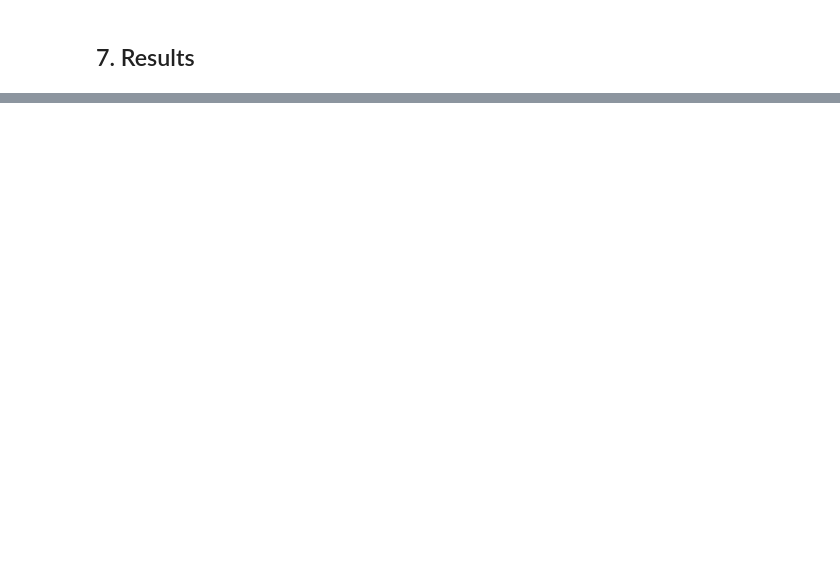
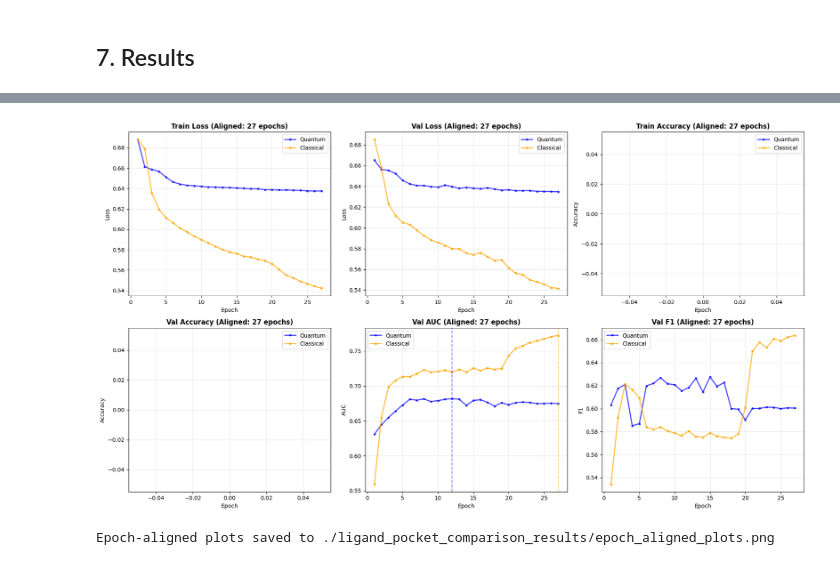
Before and after one commit to priyanshudey11/QuantumGNN-, a Jupyter notebook: Actuall/compare_clean.ipynb, the cells around one changed output, grey strips where cells are left out. Cells and saved outputs as stored; diff of their text form; code cells hidden in the pictures; blank space fills up the shorter version.

Commit message:
added training

```diff
--- a/Actuall/compare_clean.ipynb
+++ b/Actuall/compare_clean.ipynb
@@ -46,7 +46,7 @@ PIN_MEMORY = hw_config['pin_memory']
 QUANTUM_DEVICE = hw_config['quantum_device']
 
 # Paths
-DATA_DIR = "/Users/priyanshudey/Code/Qunatum copy/othercode/data"
+DATA_DIR = "/media/priyanshu/SD/othercode/data"
 SAVE_DIR = "./ligand_pocket_comparison_results"
 os.makedirs(SAVE_DIR, exist_ok=True)
 
@@ -277 +648,37 @@ results.to_csv(os.path.join(SAVE_DIR, 'comparison_results.csv'), index=False)
+# %%
+# Visualize epoch-aligned comparison
+fig, axes = plt.subplots(2, 3, figsize=(18, 10))
+metrics = [('train_loss', 'Train Loss'), ('val_loss', 'Val Loss'),
+           ('train_acc', 'Train Accuracy'), ('val_acc', 'Val Accuracy'),
+           ('val_auc', 'Val AUC'), ('val_f1', 'Val F1')]
+
+epochs_range = np.arange(1, max_quantum_epochs + 1)
+
+for idx, (key, title) in enumerate(metrics):
+    ax = axes[idx // 3, idx % 3]
+
+    # Plot aligned epochs only
+    ax.plot(epochs_range, quantum_history[key][:max_quantum_epochs],
+            label='Quantum', color='blue', alpha=0.7, marker='o', markersize=3, linewidth=2)
+    ax.plot(epochs_range, classical_aligned[key],
+            label='Classical', color='orange', alpha=0.7, marker='s', markersize=3, linewidth=2)
+
+    ax.set_title(f'{title} (Aligned: {max_quantum_epochs} epochs)', fontsize=12, fontweight='bold')
+    ax.set_xlabel('Epoch')
+    ax.set_ylabel(title.split()[-1])
+    ax.legend()
+    ax.grid(True, alpha=0.3)
+
+    # Add vertical line at best epoch for each model
+    if key == 'val_auc':
+        ax.axvline(x=q_best_idx + 1, color='blue', linestyle='--', alpha=0.5, label=f'Q Best: {q_best_idx + 1}')
+        ax.axvline(x=c_best_idx + 1, color='orange', linestyle='--', alpha=0.5, label=f'C Best: {c_best_idx + 1}')
+
+plt.tight_layout()
+plt.savefig(os.path.join(SAVE_DIR, 'epoch_aligned_plots.png'), dpi=300, bbox_inches='tight')
+plt.show()
+print(f"\nEpoch-aligned plots saved to {SAVE_DIR}/epoch_aligned_plots.png")
+# %% [output]
+[figure, added]
+Epoch-aligned plots saved to ./ligand_pocket_comparison_results/epoch_aligned_plots.png
 # %%
```
Also changed, not shown: parts of 11 cells of this notebook, 33 other files.
